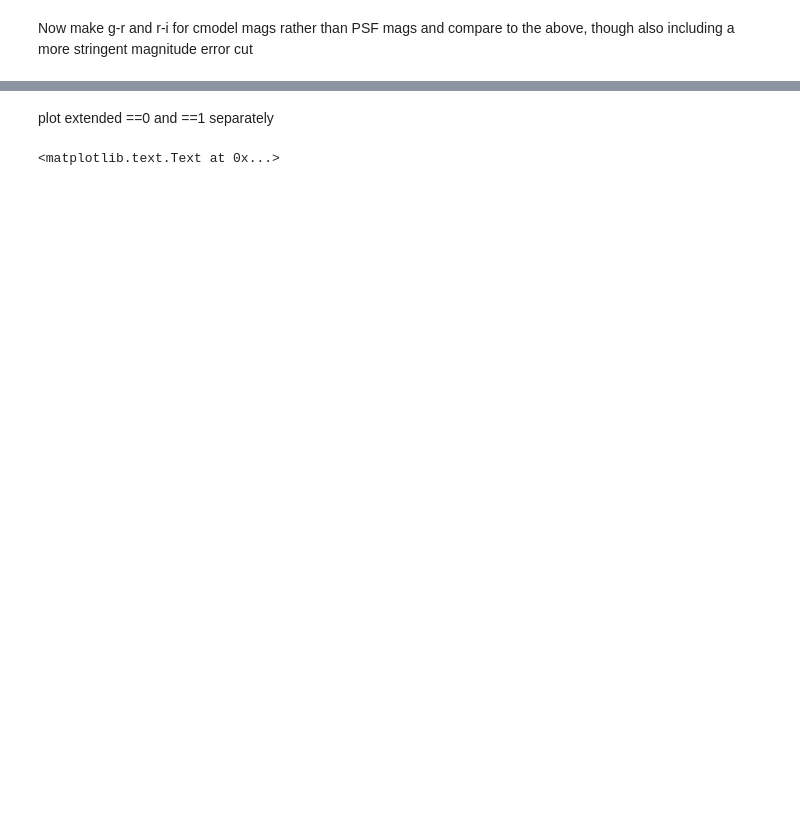
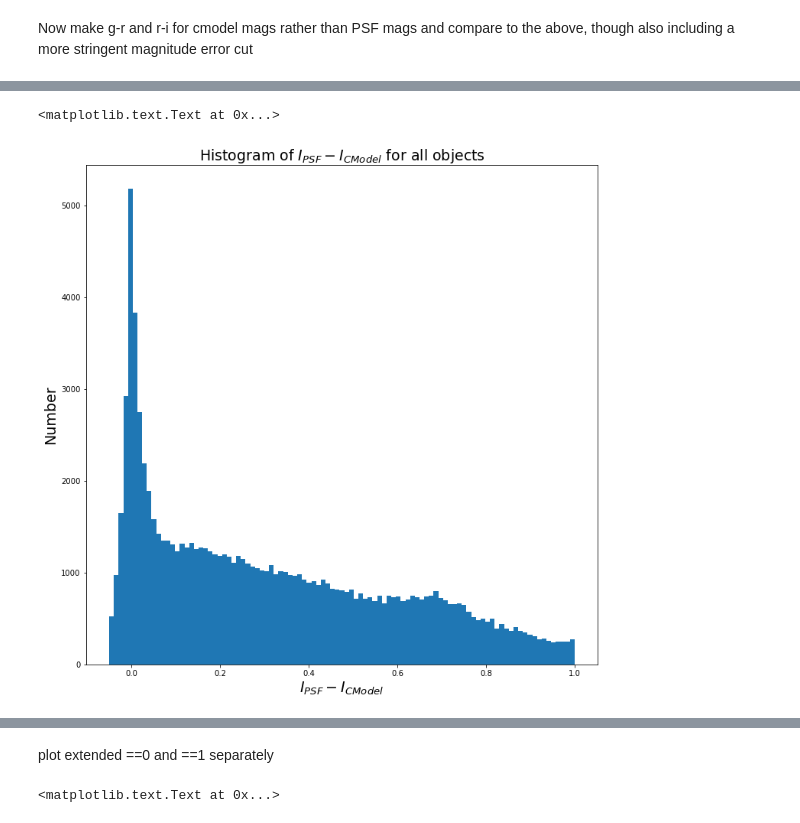
Before and after one commit to lsst-sitcom/notebooks, a Jupyter notebook: HSC_colorcolor.ipynb, the cells around one changed output, grey strips where cells are left out. Cells and saved outputs as stored; diff of their text form; code cells hidden in the pictures; blank space fills up the shorter version.

```diff
--- a/HSC_colorcolor.ipynb
+++ b/HSC_colorcolor.ipynb
@@ -278,0 +302,9 @@ plt.ylim([-2,2])
+# %%
+binedges = np.linspace(-.05,1.,100)
+plt.hist(deli,bins=binedges,range=(-.05,1))
+plt.xlabel('$I_{PSF}-I_{CModel}$',fontsize=19)
+plt.ylabel('Number',fontsize=19)
+plt.title("Histogram of $I_{PSF}-I_{CModel}$ for all objects",fontsize=19)
+# %% [output]
+<matplotlib.text.Text at 0x...>
+[figure, added]
```
Also changed, not shown: parts of 31 cells of this notebook.
